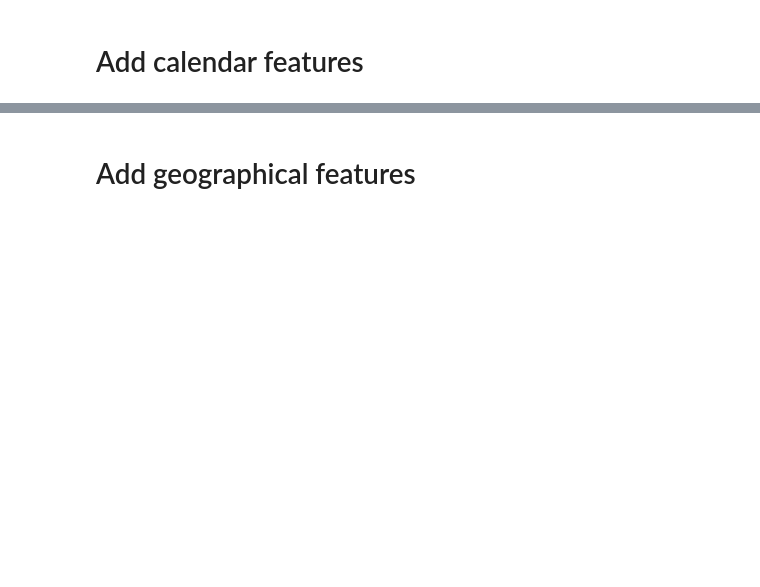
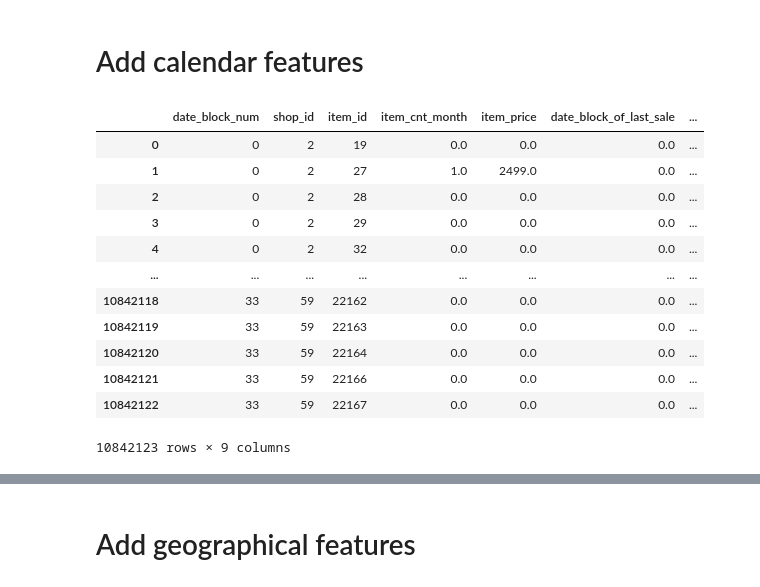
Before and after one commit to beatwad/predict_future_sales, a Jupyter notebook: Pred_Fut_Sales.ipynb, the cells around one changed output, grey strips where cells are left out. Saved outputs shown, nothing was run; the diff lists cells and outputs as text; code cells hidden in the pictures; blank space fills up the shorter version.

```diff
--- a/Pred_Fut_Sales.ipynb
+++ b/Pred_Fut_Sales.ipynb
@@ -58,6 +58,13 @@ submission = pd.read_csv("sample_submission.csv.zip")
 # shops           = pd.read_csv(os.path.join(PATH,'shops.csv'))
 # sales_test      = pd.read_csv(os.path.join(PATH,'test.csv'))
 # submission      = pd.read_csv(os.path.join(PATH,'sample_submission.csv'))
+
+# drop duplicates
+sales_train.drop_duplicates(inplace=True)
+
+# add date_block_num feature to test df, set it value to 34
+sales_test['date_block_num'] = 34
+sales_test.date_block_num = sales_test.date_block_num.astype(np.int32)
 # %% [markdown]
 # Research dataset
 # %%
@@ -332,20 +338,25 @@ month = sales_train.loc[date_index, 'month']
 sales_train.loc[date_index, 'day'] = month
 sales_train.loc[date_index, 'month'] = day
 
+# fix date with correct month and year values
+sales_train.date = sales_train.year.astype(str) + '-' + sales_train.month.astype(str) + '-' + sales_train.day.astype(str)
+sales_train.date = pd.to_datetime(sales_train.date, format='%Y-%m-%d')
+
 sales_train.drop(['month_from_date_block'], axis=1, inplace=True)
 # %% [markdown]
 # Add month of last sale and how long time ago the previous sale was
 # %%
 %%time
 
-from tqdm.auto import tqdm
+# sort rows of df by date
+sales_train = sales_train.sort_values('date').reset_index(drop=True)
 
+# dictionary for storing of the last date_block for current item in current shop
 ids_dict = dict()
-tqdm.pandas(desc="my bar!")
 
 def get_prev_sales(row):
     shop_id, item_id, date_block_num = row.shop_id, row.item_id, row.date_block_num
-    if (shop_id, item_id) in ids_dict and ids_dict[(shop_id, item_id)] != date_block_num:
+    if (shop_id, item_id) in ids_dict:
         res = ids_dict[(shop_id, item_id)]
     else:
         res = np.nan
@@ -359,7 +370,11 @@ sales_train['last_saled_months_ago'] = sales_train.date_block_num - sales_train.
 sales_test['date_block_of_last_sale'] = sales_test.apply(get_prev_sales, axis=1)
 sales_test['last_saled_months_ago'] = sales_test.date_block_num - sales_test.date_block_of_last_sale
 
+sales_train.drop('date_block_of_last_sale', axis=1, inplace=True)
+# sales_train.date_block_of_last_sale.fillna(0, inplace=True)
+sales_train.last_saled_months_ago.fillna(0, inplace=True)
 
-sales_train.date_block_of_last_sale.fillna(0, inplace=True)
-sales_train.last_saled_months_ago.fillna(0, inplace=True)
+sales_test.drop('date_block_of_last_sale', axis=1, inplace=True)
+# sales_test.date_block_of_last_sale.fillna(0, inplace=True)
+sales_test.last_saled_months_ago.fillna(0, inplace=True)
 # %% [output]
@@ -476,5 +521,21 @@ sales_train2.groupby('shop_id').agg({'item_id': 'count'}).plot.bar(figsize=(16,
 # %% [markdown]
 # Add calendar features
+# %%
+sales_train2
+# %% [output]
+|  | date_block_num | shop_id | item_id | item_cnt_month | item_price | date_block_of_last_sale | ... |
+| 0 | 0 | 2 | 19 | 0.0 | 0.0 | 0.0 | ... |
+| 1 | 0 | 2 | 27 | 1.0 | 2499.0 | 0.0 | ... |
+| 2 | 0 | 2 | 28 | 0.0 | 0.0 | 0.0 | ... |
+| 3 | 0 | 2 | 29 | 0.0 | 0.0 | 0.0 | ... |
+| 4 | 0 | 2 | 32 | 0.0 | 0.0 | 0.0 | ... |
+| ... | ... | ... | ... | ... | ... | ... | ... |
+| 10842118 | 33 | 59 | 22162 | 0.0 | 0.0 | 0.0 | ... |
+| 10842119 | 33 | 59 | 22163 | 0.0 | 0.0 | 0.0 | ... |
+| 10842120 | 33 | 59 | 22164 | 0.0 | 0.0 | 0.0 | ... |
+| 10842121 | 33 | 59 | 22166 | 0.0 | 0.0 | 0.0 | ... |
+| 10842122 | 33 | 59 | 22167 | 0.0 | 0.0 | 0.0 | ... |
+10842123 rows × 9 columns
 # %%
 import math
 import calendar
```
Also changed, not shown: parts of 37 cells of this notebook.
